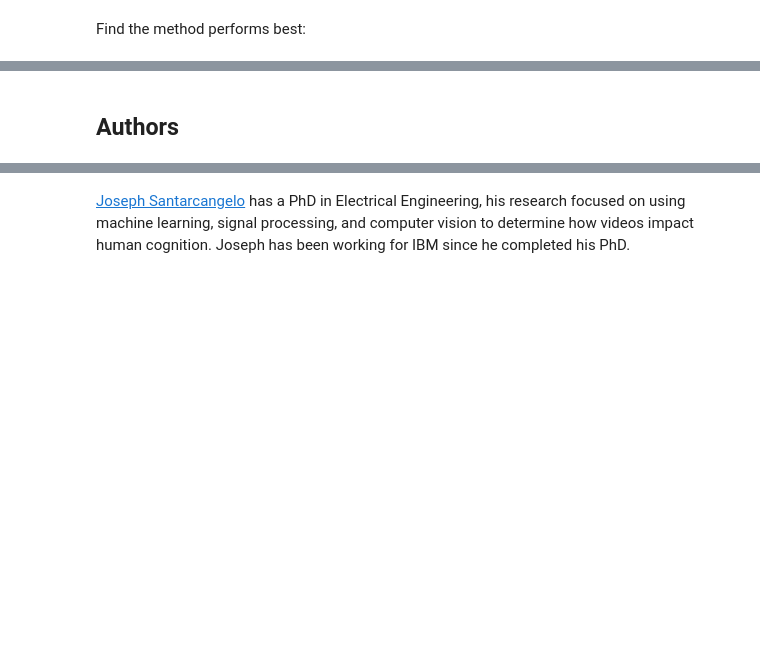
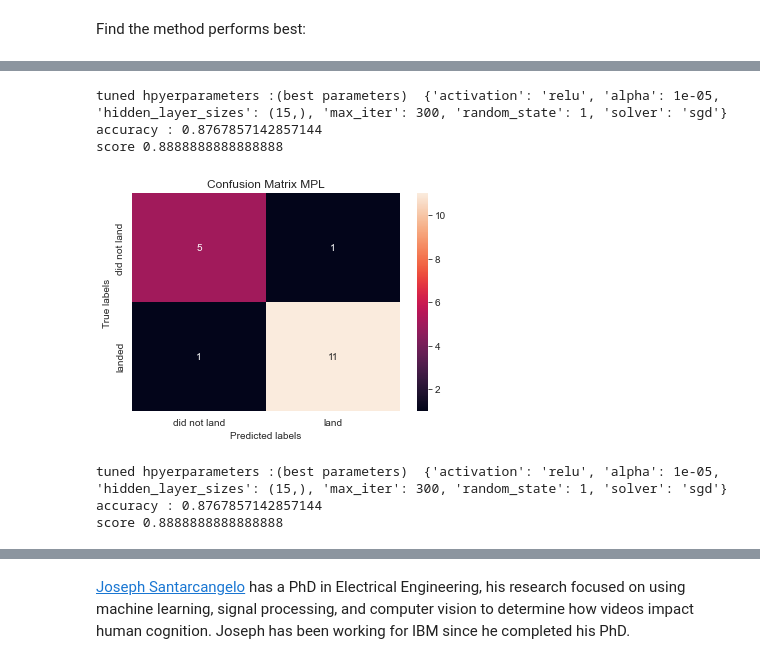
Before and after one commit to AlexSokolova/CapstoneIBM, a Jupyter notebook: Machine Learning Predictiont.ipynb, the cells around one changed output, grey strips where cells are left out. Cells and saved outputs as stored; diff of their text form; code cells hidden in the pictures; blank space fills up the shorter version.

```diff
--- a/Machine Learning Predictiont.ipynb
+++ b/Machine Learning Predictiont.ipynb
@@ -345,2 +345,38 @@ for p in ax.patches:
-# %% [markdown]
-## Authors
+# %%
+from sklearn.neural_network import MLPClassifier
+
+clf = MLPClassifier()
+
+parameters ={"alpha":[1e-5,1e-4,1e-3],
+             'activation':['identity', 'logistic', 'tanh', 'relu'],
+             'solver':['lbfgs','sgd', 'adam'],
+             'random_state':[1],
+             'hidden_layer_sizes':[(15,),(20,)],
+              'max_iter':[200,300,400]}
+
+clf_cv = GridSearchCV(clf,parameters,cv=10)
+clf_cv.fit(X_train,Y_train)
+
+print("tuned hpyerparameters :(best parameters) ",clf_cv.best_params_)
+print("accuracy :",clf_cv.best_score_)
+
+
+print("score",clf_cv.score(X_test,Y_test))
+
+yhat = clf_cv.predict(X_test)
+plot_confusion_matrix(Y_test,yhat,'MPL')
+# %% [output]
+tuned hpyerparameters :(best parameters)  {'activation': 'relu', 'alpha': 1e-05, 'hidden_layer_sizes': (15,), 'max_iter': 300, 'random_state': 1, 'solver': 'sgd'}
+accuracy : 0.8767857142857144
+score 0.8888888888888888
+[figure, added]
+# %%
+print("tuned hpyerparameters :(best parameters) ",clf_cv.best_params_)
+print("accuracy :",clf_cv.best_score_)
+
+
+print("score",clf_cv.score(X_test,Y_test))
+# %% [output]
+tuned hpyerparameters :(best parameters)  {'activation': 'relu', 'alpha': 1e-05, 'hidden_layer_sizes': (15,), 'max_iter': 300, 'random_state': 1, 'solver': 'sgd'}
+accuracy : 0.8767857142857144
+score 0.8888888888888888
```
Also changed, not shown: parts of 7 cells of this notebook, 4 other files.
